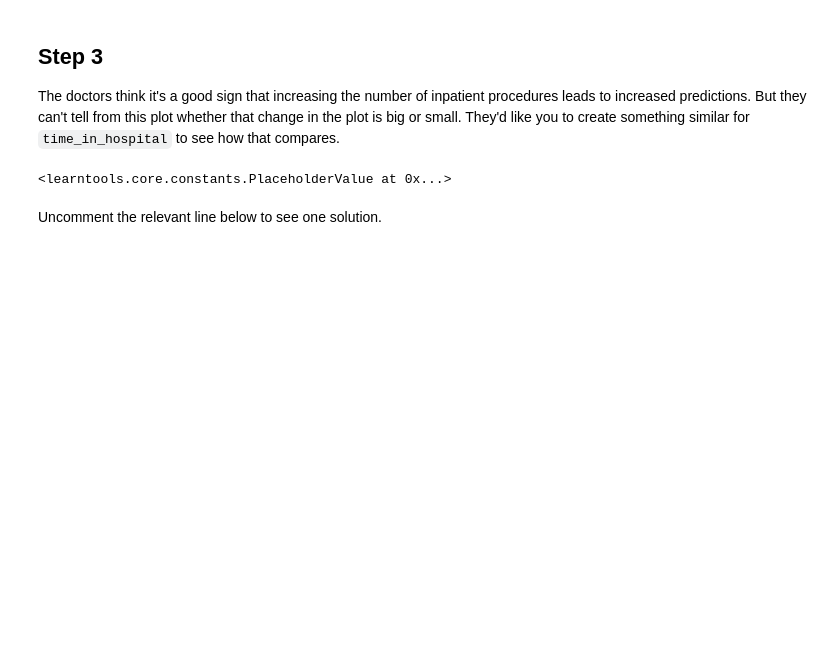
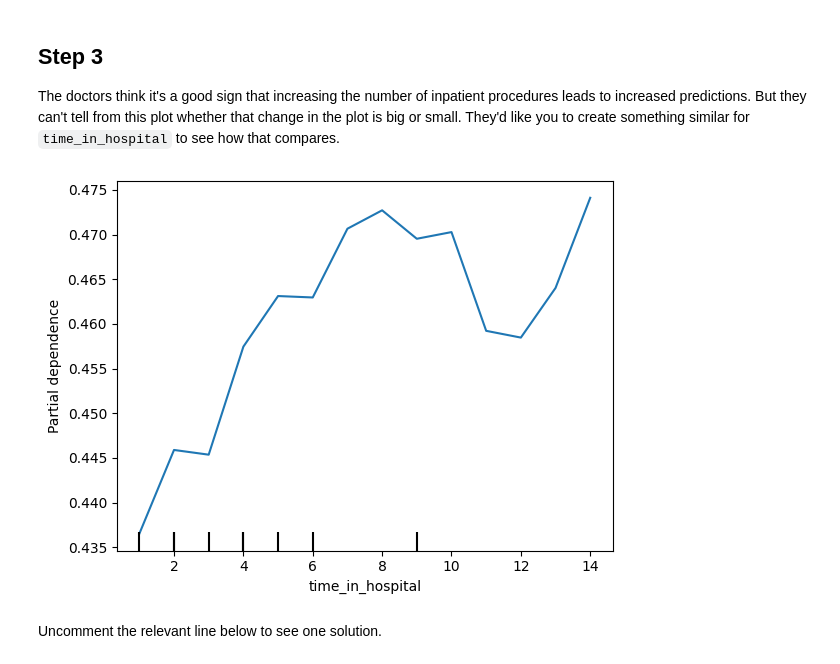
Before and after one commit to RanjaKen/MachineLearningExplainability, a Jupyter notebook: exercise-shap-values.ipynb, the cells around one changed output. Cells and saved outputs as stored; diff of their text form; code cells hidden in the pictures; blank space fills up the shorter version.

Commit message:
Kaggle Notebook | Exercise: SHAP Values | Version 6

```diff
--- a/exercise-shap-values.ipynb
+++ b/exercise-shap-values.ipynb
@@ -207,11 +207,16 @@ plt.show()
 ## Step 3
 
 The doctors think it's a good sign that increasing the number of inpatient procedures leads to increased predictions.  But they can't tell from this plot whether that change in the plot is big or small. They'd like you to create something similar for `time_in_hospital` to see how that compares.
-# %%
-# Your Code Here
-____
-# %% [output]
-<learntools.core.constants.PlaceholderValue at 0x...>
+# %%
+# Your Code Here
+from matplotlib import pyplot as plt
+from sklearn.inspection import PartialDependenceDisplay
+
+f_n = "time_in_hospital"
+PartialDependenceDisplay.from_estimator(my_model, val_X, [f_n])
+plt.show()
+# %% [output]
+[figure, added]
 # %% [markdown]
 Uncomment the relevant line below to see one solution.
 # %%
```
Also changed, not shown: parts of 1 cell of this notebook.
